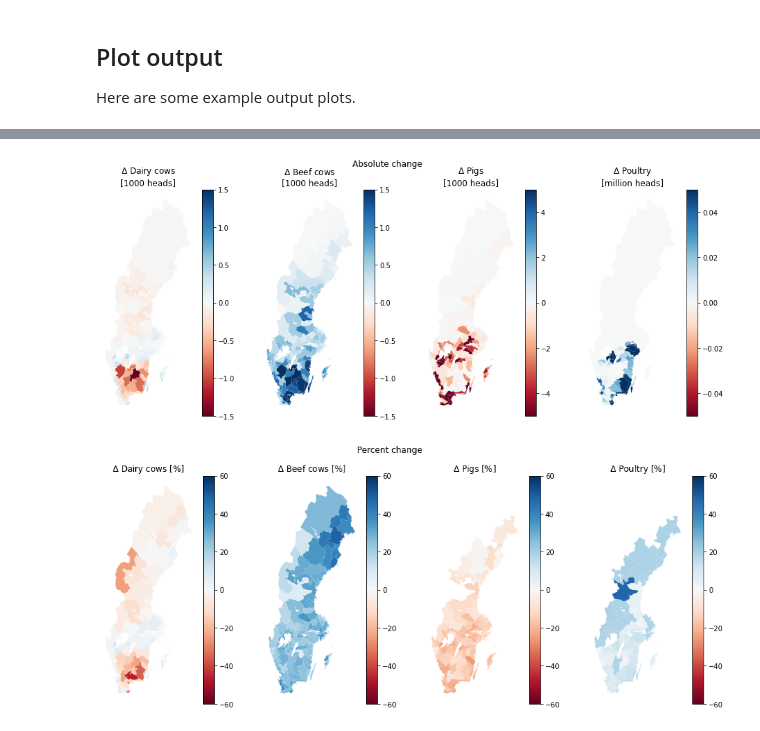
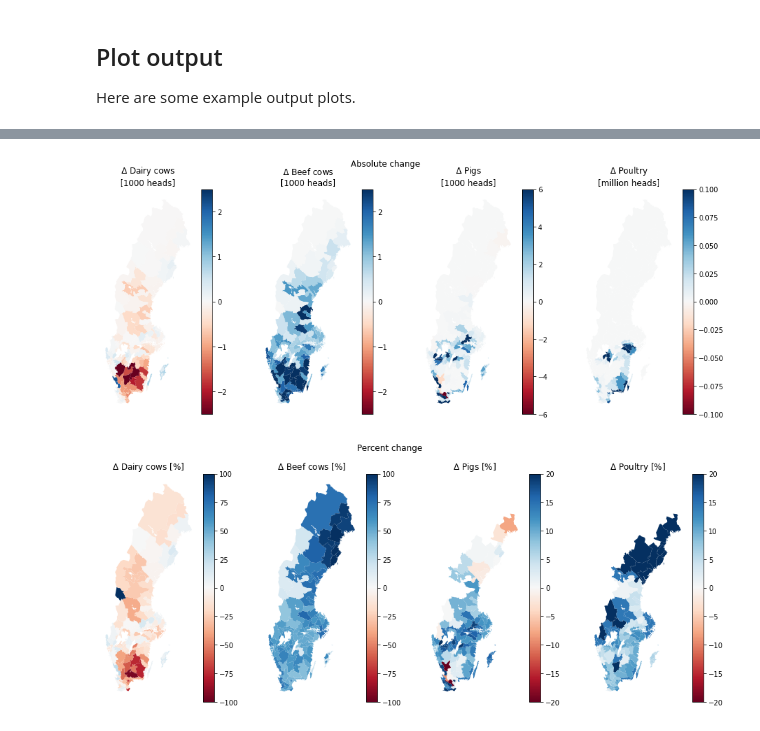
Before and after one commit to SLU-foodsystems/CIBUSmod, a Jupyter notebook: notebooks/run.ipynb, the cells around one changed output, grey strips where cells are left out. Drawn from its saved outputs; the diff is of its cells as text; code cells hidden in the pictures.

```diff
--- a/notebooks/run.ipynb
+++ b/notebooks/run.ipynb
@@ -297,27 +187,22 @@ for year in years:
         }
     )
 
-    # Scale results
-    crops.scale(geodist.x['crp'])
-    for h in herds:
-        h.scale(
-            geodist.x['ani'].loc[(h.species,h.breed,h.prod_system,h.sub_system)],
-            x_is = h.x_is
-        )
-
     # Redistribute feeds (not yet implemented) and calculate enteric CH4 emissions
     feed_mgmt.calculate2(verbose=True)
 
     # Calculate manure
     manure_mgmt.calculate(verbose=True)
 
-    # Calculate fertiliser
-    fertiliser_mgmt.calculate(verbose=True)
+    # Calculate plant nutrient management
+    plant_nutrient_mgmt.calculate(verbose=True)
 
     # Calculate energy requirements
     machinery_and_energy_mgmt.calculate(verbose=True)
 
     # Store results
+    # Demand
+    output.loc[(scn,year),'dem'] = \
+    demand.make_static()
     # Crops
     output.loc[(scn,year),'crp'] = \
     crops.make_static()
@@ -347,3 +306,6 @@ for year in years:
+# %%
+# Read file
+output = pd.read_pickle('out_'+scn+'.pkl')
 # %% [markdown]
 ## Plot output
 Here are some example output plots.
@@ -672,8 +701,8 @@ plot.map_from_series(
      .heads.xs(('dairy','cows'),level=('breed','animal'), axis=1)
      .sum(axis=1)/1000),
      cmap='RdBu',
-     vmin=-1.5,
-     vmax=1.5,
+     vmin=-2.5,
+     vmax=2.5,
      ax=ax
 )
 ax.set_title('$\Delta$ Dairy cows\n[1000 heads]')
@@ -690,8 +719,8 @@ plot.map_from_series(
      .heads.xs(('beef','cows'),level=('breed','animal'), axis=1)
      .sum(axis=1)/1000),
      cmap='RdBu',
-     vmin=-1.5,
-     vmax=1.5,
+     vmin=-2.5,
+     vmax=2.5,
      ax=ax
 )
 ax.set_title('$\Delta$ Beef cows\n[1000 heads]')
@@ -708,8 +737,8 @@ plot.map_from_series(
      .heads.xs('pigs',level='species', axis=1)
      .sum(axis=1)/1000),
      cmap='RdBu',
-     vmin=-5,
-     vmax=5,
+     vmin=-6,
+     vmax=6,
      ax=ax
 )
 ax.set_title('$\Delta$ Pigs\n[1000 heads]')
@@ -726,8 +755,8 @@ plot.map_from_series(
      .heads.xs('poultry',level='species', axis=1)
      .sum(axis=1)/1000000),
      cmap='RdBu',
-     vmin=-0.05,
-     vmax=0.05,
+     vmin=-0.1,
+     vmax=0.1,
      ax=ax
 )
 ax.set_title('$\Delta$ Poultry\n[million heads]')
@@ -755,8 +784,8 @@ plot.map_from_series(
      .heads.xs(('dairy','cows'),level=('breed','animal'), axis=1)
      .sum(axis=1))*100,
      cmap='RdBu',
-     vmin=-60,
-     vmax=60,
+     vmin=-100,
+     vmax=100,
      ax=ax
 )
 ax.set_title('$\Delta$ Dairy cows [%]')
@@ -777,8 +806,8 @@ plot.map_from_series(
      .heads.xs(('beef','cows'),level=('breed','animal'), axis=1)
      .sum(axis=1))*100,
      cmap='RdBu',
-     vmin=-60,
-     vmax=60,
+     vmin=-100,
+     vmax=100,
      ax=ax
 )
 ax.set_title('$\Delta$ Beef cows [%]')
@@ -799,40 +828,40 @@ plot.map_from_series(
      .heads.xs('pigs',level='species', axis=1)
      .sum(axis=1))*100,
      cmap='RdBu',
-     vmin=-60,
-     vmax=60,
+     vmin=-20,
+     vmax=20,
      ax=ax
 )
 ax.set_title('$\Delta$ Pigs [%]')
 ax.set_axis_off()
 
 # Poultry --->
 ax = axs[3]
 plot.map_from_series(
     ((output.loc[(scn,'2050'),'ani']
      .heads.xs('poultry',level='species', axis=1)
      .sum(axis=1))
     -
     (output.loc[(scn,'2020'),'ani']
      .heads.xs('poultry',level='species', axis=1)
      .sum(axis=1)))
     /
     (output.loc[(scn,'2020'),'ani']
      .heads.xs('poultry',level='species', axis=1)
      .sum(axis=1))*100,
      cmap='RdBu',
-     vmin=-60,
-     vmax=60,
+     vmin=-20,
+     vmax=20,
      ax=ax
 )
 ax.set_title('$\Delta$ Poultry [%]')
 ax.set_axis_off()
 
 plt.suptitle('Percent change')
 plt.show()
 # %% [output]
-[figure, old version]
+[figure, new version]
-[figure, old version]
+[figure, new version]
 # %%
 # Harvest and areas --> ICBM
 
```
Also changed, not shown: parts of 16 cells of this notebook, 1 other file.
